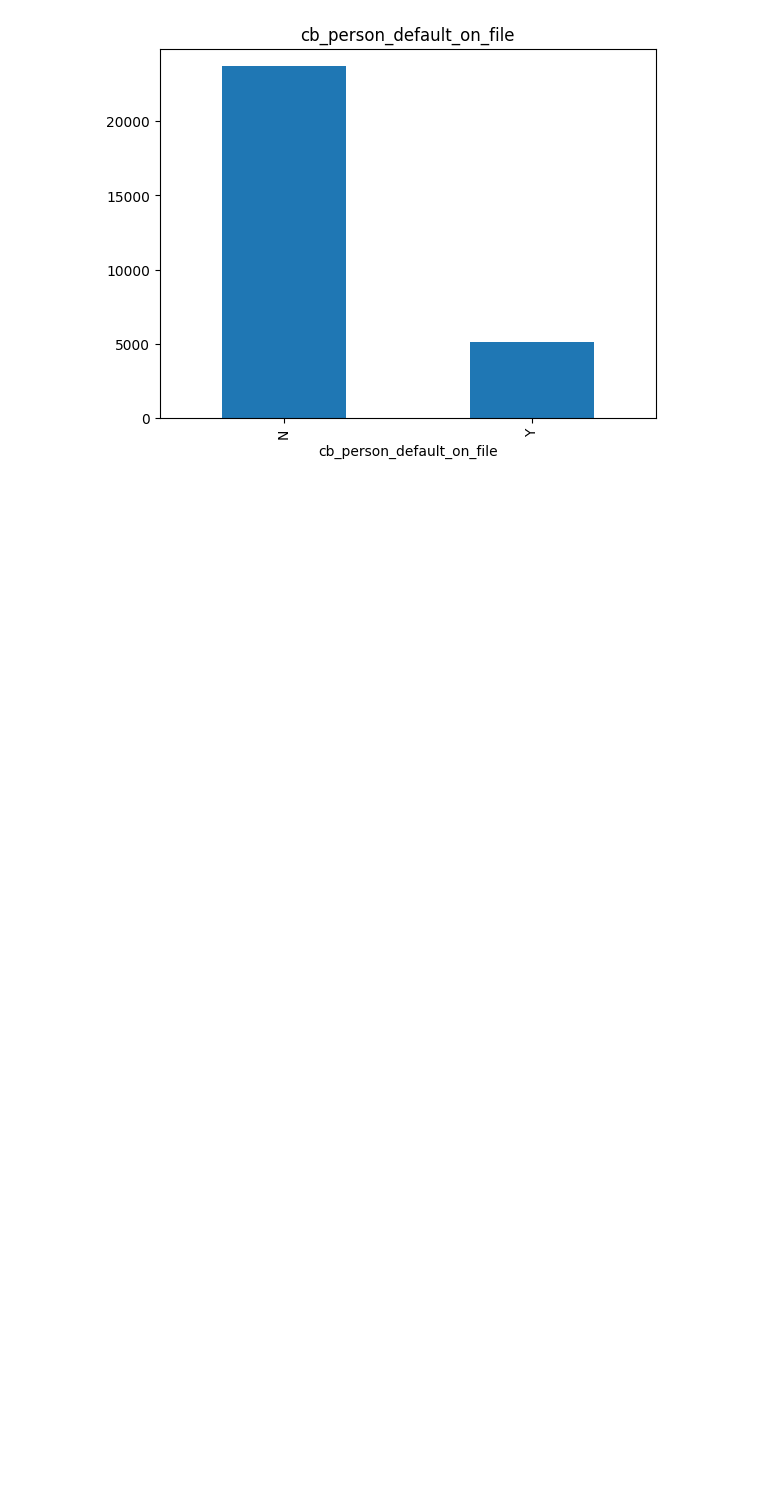
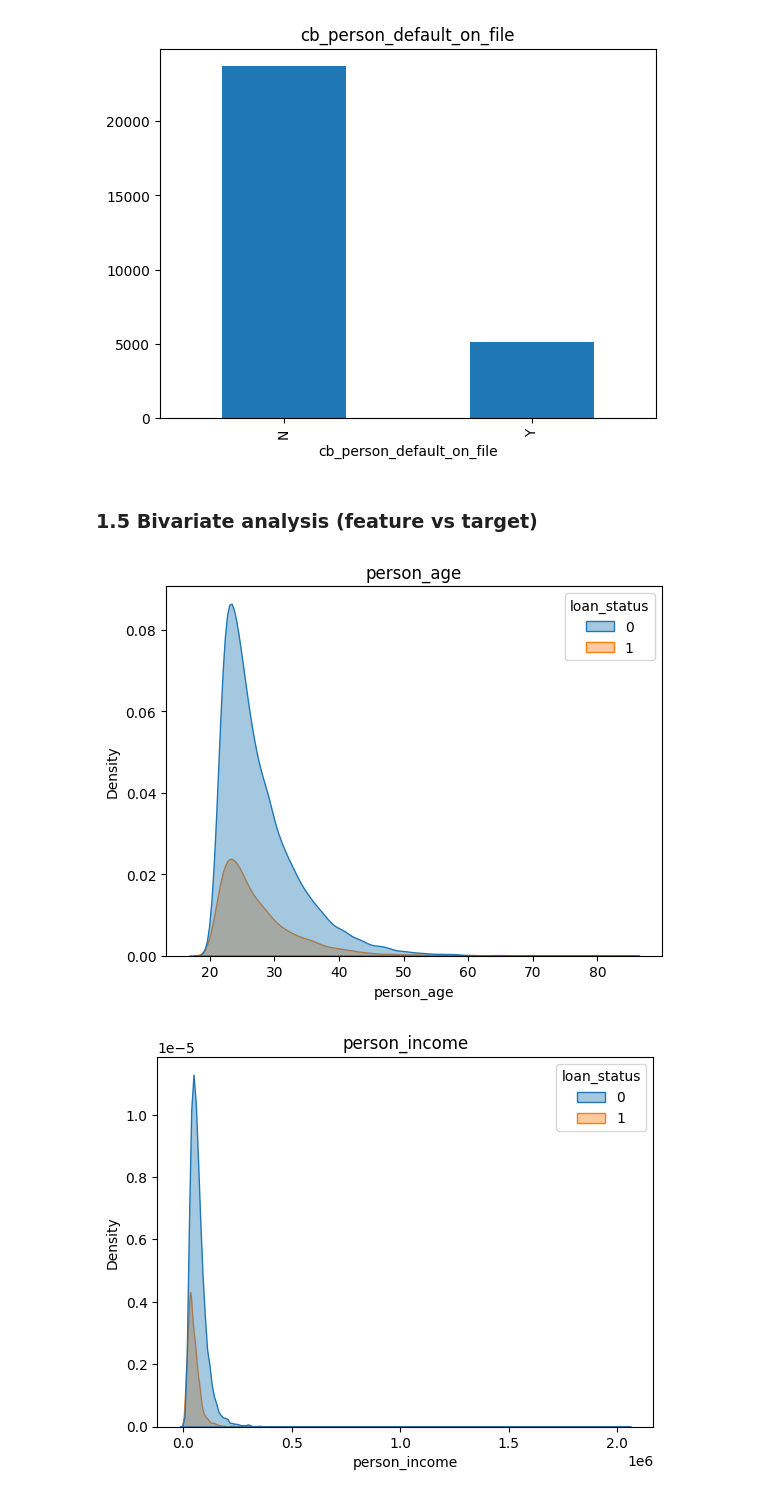
Before and after one commit to soufianboukir/credit-risk-prediction, a Jupyter notebook: notebooks/02_analysis.ipynb, the cells around one changed output. Cells and saved outputs as stored; diff of their text form; code cells hidden in the pictures; blank space fills up the shorter version.

Commit message:
7 visualizations

```diff
--- a/notebooks/02_analysis.ipynb
+++ b/notebooks/02_analysis.ipynb
@@ -42,3 +43,14 @@ for col in ["person_home_ownership", "loan_intent", "loan_grade", "cb_person_def
 [figure]
 [figure]
 [figure]
+# %% [markdown]
+### 1.5 Bivariate analysis (feature vs target)
+# %%
+# KDE plot per class — shows where distributions overlap and diverge
+for col in cols:
+    sns.kdeplot(data=df, x=col, hue="loan_status", fill=True, alpha=0.4)
+    plt.title(col)
+    plt.show()
+# %% [output]
+[figure, added]
+[figure, added]
```
Also changed, not shown: parts of 7 cells of this notebook.
